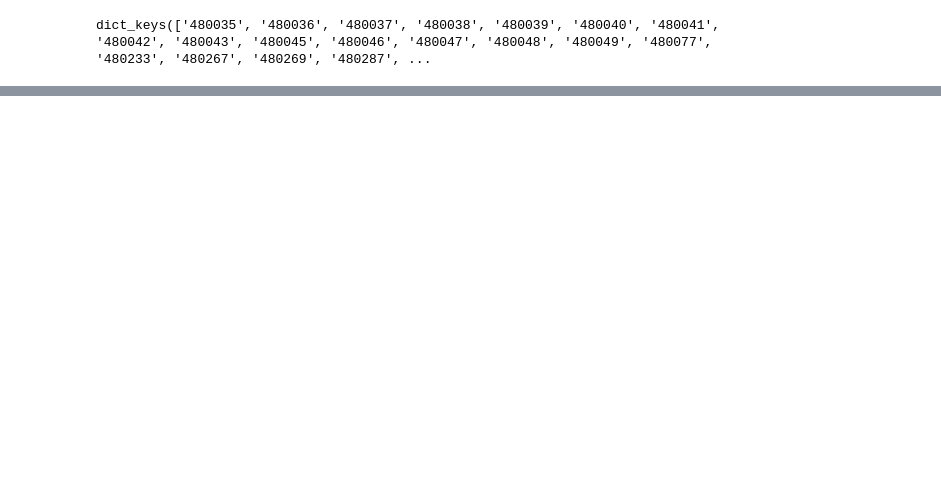
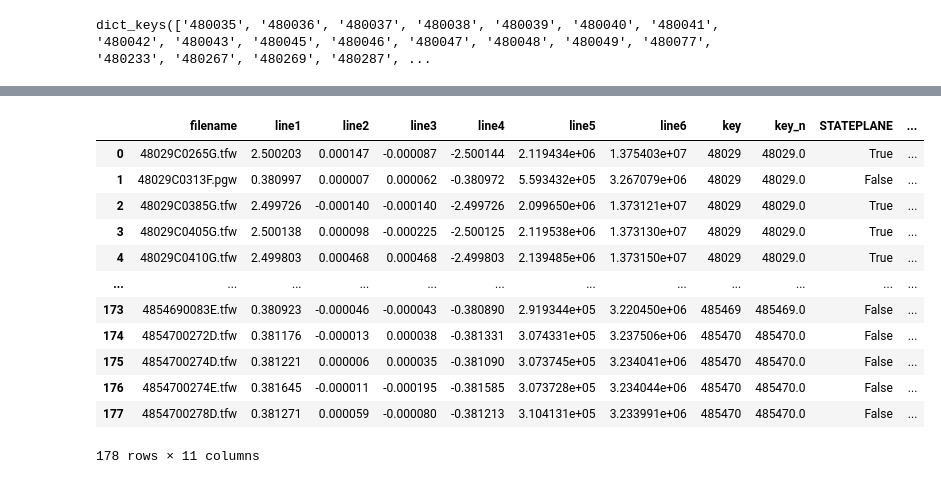
Before and after one commit to f-haces/RECTDNN, a Jupyter notebook: TileGeoreferencing.ipynb, the cells around one changed output, grey strips where cells are left out. Cells and saved outputs as stored; diff of their text form; code cells hidden in the pictures; blank space fills up the shorter version.

```diff
--- a/TileGeoreferencing.ipynb
+++ b/TileGeoreferencing.ipynb
@@ -24,3 +27,10 @@ from IndexUtils import *
 Image.MAX_IMAGE_PIXELS = 933120000
 warnings.filterwarnings("ignore")
 initialize = False
+# %%
+input_dir = r"C:\Users\fhacesga\Desktop\FIRMsDigitizing\processing\2024-05-13_19-10-57\Inputs\\"
+proc_dir  = r"C:\Users\fhacesga\Desktop\FIRMsDigitizing\processing\2024-05-13_19-10-57\Outputs\\"
+
+stateplanes = gpd.read_file(f"{data_dir}/AAA_ReferenceDatasets/stateplane.shp")
+
+init_databases(f"{data_dir}/AAA_ReferenceDatasets/")
@@ -182,0 +248,16 @@ p
+# %%
+df
+# %% [output]
+|  | filename | line1 | line2 | line3 | line4 | line5 | line6 | key | key_n | STATEPLANE | ... |
+| 0 | 48029C0265G.tfw | 2.500203 | 0.000147 | -0.000087 | -2.500144 | 2.119434e+06 | 1.375403e+07 | 48029 | 48029.0 | True | ... |
+| 1 | 48029C0313F.pgw | 0.380997 | 0.000007 | 0.000062 | -0.380972 | 5.593432e+05 | 3.267079e+06 | 48029 | 48029.0 | False | ... |
+| 2 | 48029C0385G.tfw | 2.499726 | -0.000140 | -0.000140 | -2.499726 | 2.099650e+06 | 1.373121e+07 | 48029 | 48029.0 | True | ... |
+| 3 | 48029C0405G.tfw | 2.500138 | 0.000098 | -0.000225 | -2.500125 | 2.119538e+06 | 1.373130e+07 | 48029 | 48029.0 | True | ... |
+| 4 | 48029C0410G.tfw | 2.499803 | 0.000468 | 0.000468 | -2.499803 | 2.139485e+06 | 1.373150e+07 | 48029 | 48029.0 | True | ... |
+| ... | ... | ... | ... | ... | ... | ... | ... | ... | ... | ... | ... |
+| 173 | 4854690083E.tfw | 0.380923 | -0.000046 | -0.000043 | -0.380890 | 2.919344e+05 | 3.220450e+06 | 485469 | 485469.0 | False | ... |
+| 174 | 4854700272D.tfw | 0.381176 | -0.000013 | 0.000038 | -0.381331 | 3.074331e+05 | 3.237506e+06 | 485470 | 485470.0 | False | ... |
+| 175 | 4854700274D.tfw | 0.381221 | 0.000006 | 0.000035 | -0.381090 | 3.073745e+05 | 3.234041e+06 | 485470 | 485470.0 | False | ... |
+| 176 | 4854700274E.tfw | 0.381645 | -0.000011 | -0.000195 | -0.381585 | 3.073728e+05 | 3.234044e+06 | 485470 | 485470.0 | False | ... |
+| 177 | 4854700278D.tfw | 0.381271 | 0.000059 | -0.000080 | -0.381213 | 3.104131e+05 | 3.233991e+06 | 485470 | 485470.0 | False | ... |
+178 rows × 11 columns
```
Also changed, not shown: parts of 33 cells of this notebook, 3 other files.
